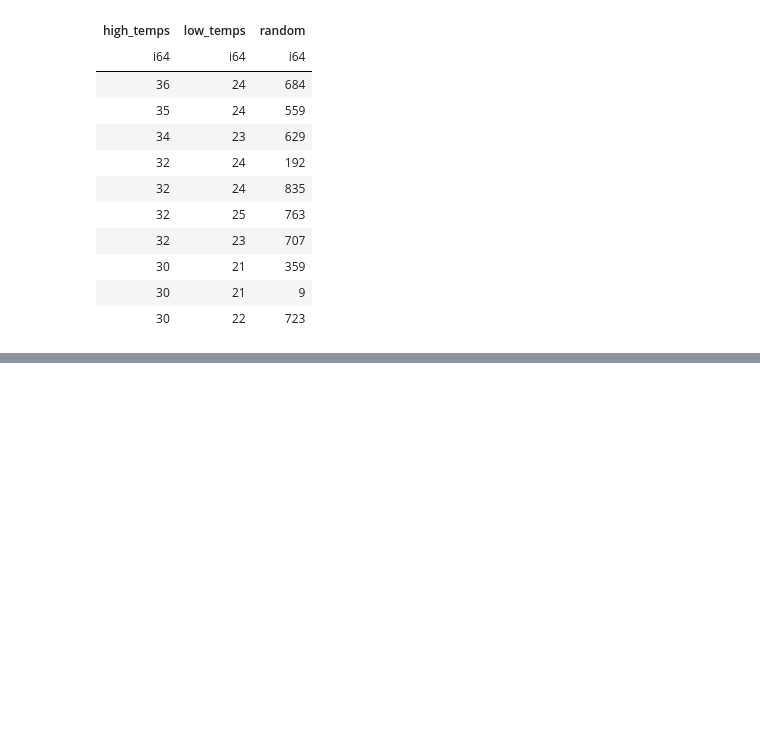
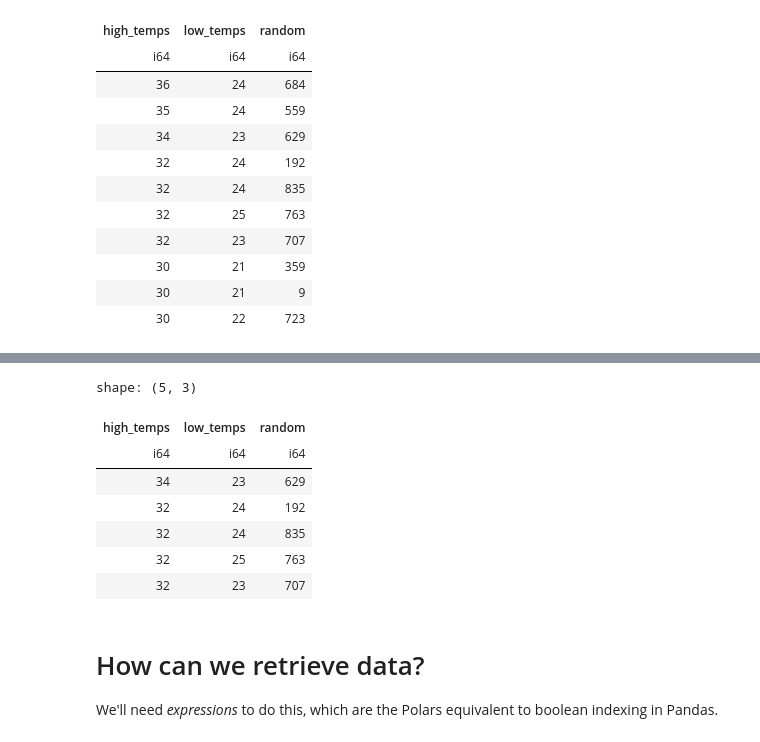
Before and after one commit to opagani/2024-08Aug-25-polars, a Jupyter notebook: LernerPython - 2024-08Aug-25-polars.ipynb, the cells around one changed output, grey strips where cells are left out. Cells and saved outputs as stored; diff of their text form; code cells hidden in the pictures; blank space fills up the shorter version.

```diff
--- a/LernerPython - 2024-08Aug-25-polars.ipynb
+++ b/LernerPython - 2024-08Aug-25-polars.ipynb
@@ -543,0 +551,15 @@ shape: (10, 3)
+# %%
+df[2:7]
+# %% [output]
+shape: (5, 3)
+| high_temps | low_temps | random |
+| i64 | i64 | i64 |
+| 34 | 23 | 629 |
+| 32 | 24 | 192 |
+| 32 | 24 | 835 |
+| 32 | 25 | 763 |
+| 32 | 23 | 707 |
+# %% [markdown]
+# How can we retrieve data?
+
+We'll need *expressions* to do this, which are the Polars equivalent to boolean indexing in Pandas.
```
Also changed, not shown: parts of 2 cells of this notebook.
